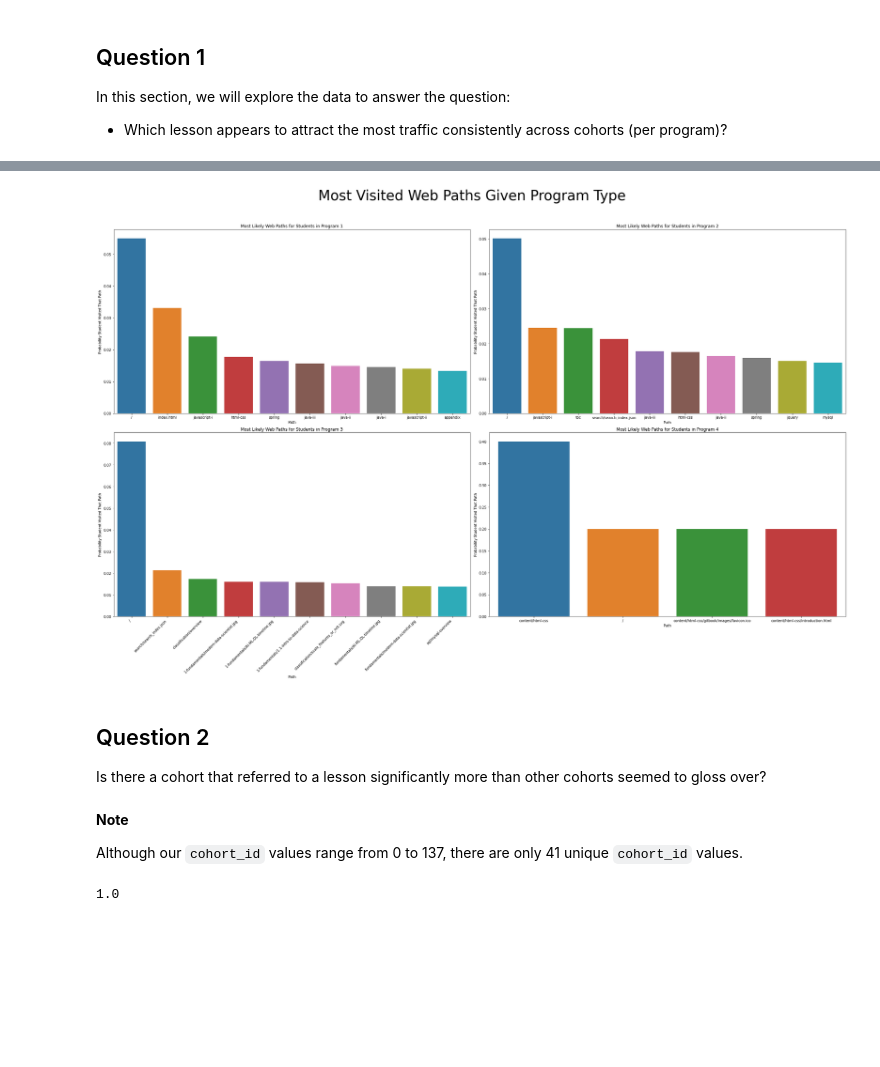
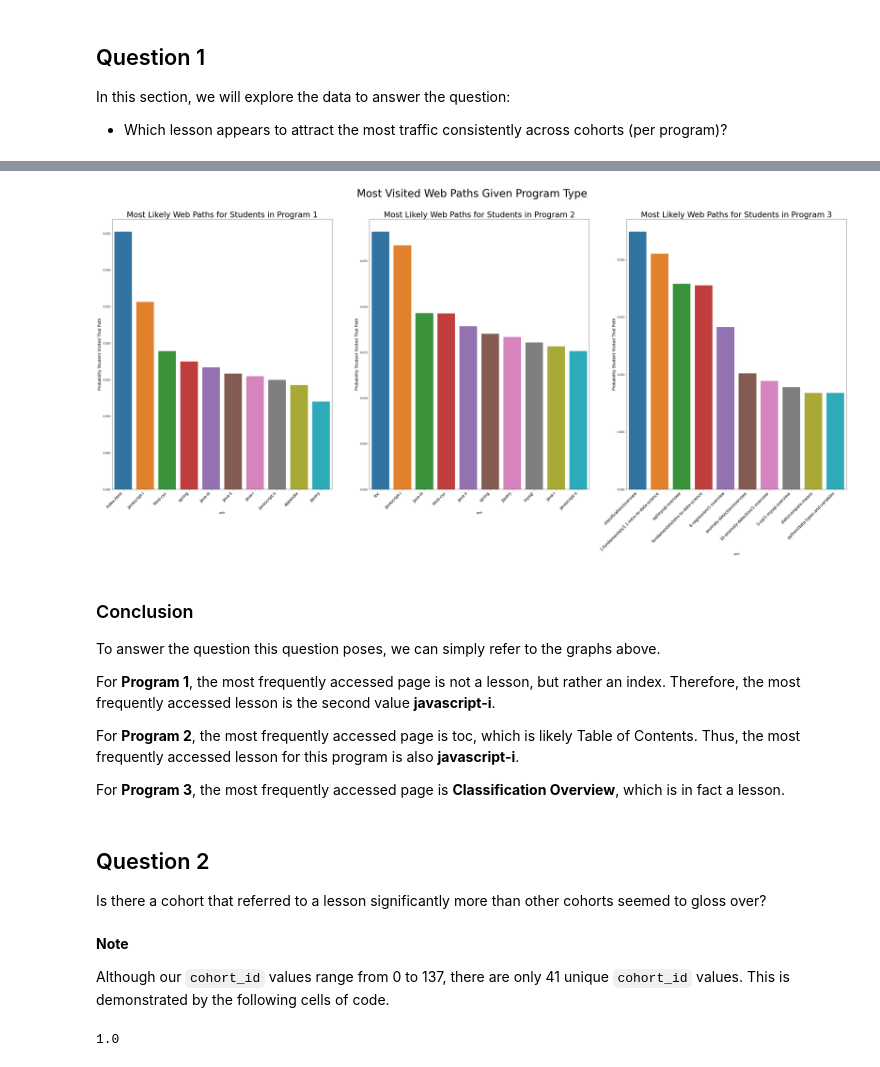
Before and after one commit to malachi-hale/anomaly-detection-project, a Jupyter notebook: Main_Notebook.ipynb, the cells around one changed output, grey strips where cells are left out. Cells and saved outputs as stored; diff of their text form; code cells hidden in the pictures; blank space fills up the shorter version.

```diff
--- a/Main_Notebook.ipynb
+++ b/Main_Notebook.ipynb
@@ -162,0 +253,2 @@ df.head()
+# %%
+df = df[df.program_id != 4]
@@ -303,25 +671,43 @@ program_4.head(20)
 # %%
-fig, axs = plt.subplots(ncols=2, nrows = 2, figsize = (30, 20))
+fig, (ax1, ax2, ax3) = plt.subplots(1, 3, figsize = (40, 20))
 fig.suptitle('Most Visited Web Paths Given Program Type', fontsize = 40)
+
 #Program 1
-sns.barplot(x='path', y='proba_status_program', data=program_1.head(10), ax=axs[0, 0]).set(title = "Most Likely Web Paths for Students in Program 1", xlabel = "Path", ylabel = "Probability Student Visited That Path")
+program_1_plot = sns.barplot(x='path', y='proba_status_program', data=program_1.head(10), ax=ax1)
+program_1_plot.set_title("Most Likely Web Paths for Students in Program 1", fontsize = 30)
+program_1_plot.set_ylabel("Probability Student Visited That Path", fontsize = 15)
+rticks = plt.setp(program_1_plot.get_xticklabels(), rotation = 45, horizontalalignment='right', fontsize = 15)
+
+
 
 #Program 2
-sns.barplot(x='path', y='proba_status_program', data=program_2.head(10), ax=axs[0, 1]).set(title = "Most Likely Web Paths for Students in Program 2", xlabel = "Path", ylabel = "Probability Student Visited That Path")
+program_2_plot = sns.barplot(x='path', y='proba_status_program', data=program_2.head(10), ax=ax2)
+program_2_plot.set_title("Most Likely Web Paths for Students in Program 2", fontsize = 30)
+program_2_plot.set_ylabel("Probability Student Visited That Path", fontsize = 15)
+rticks = plt.setp(program_2_plot.get_xticklabels(), rotation = 45, horizontalalignment='right', fontsize = 15)
+
+
 
 #Program 3
-program_3_graph = sns.barplot(x='path', y='proba_status_program', data=program_3.head(10), ax=axs[1, 0])
-ticks = plt.setp(program_3_graph.get_xticklabels(), rotation = 45, horizontalalignment='right')
-program_3_graph.set(title = "Most Likely Web Paths for Students in Program 3", xlabel = "Path", ylabel = "Probability Student Visited That Path")
-
-
-#Program 4
-sns.barplot(x='path', y='proba_status_program', data=program_4, ax=axs[1, 1]).set(title = "Most Likely Web Paths for Students in Program 4", xlabel = "Path", ylabel = "Probability Student Visited That Path")
+program_3_graph = sns.barplot(x='path', y='proba_status_program', data=program_3.head(10), ax=ax3)
+ticks = plt.setp(program_3_graph.get_xticklabels(), rotation = 45, horizontalalignment='right', fontsize = 15)
+program_3_graph.set_title( "Most Likely Web Paths for Students in Program 3", fontsize = 30)
+program_3_graph.set_ylabel ("Probability Student Visited That Path", fontsize = 15)
 
 fig.tight_layout()
 fig.subplots_adjust(top=0.9)
 # %% [output]
-[figure, old version]
+[figure, new version]
+# %% [markdown]
+### Conclusion
+
+To answer the question this question poses, we can simply refer to the graphs above.
+
+For **Program 1**, the most frequently accessed page is not a lesson, but rather an index. Therefore, the most frequently accessed lesson is the second value **javascript-i**.
+
+For **Program 2**, the most frequently accessed page is toc, which is likely Table of Contents. Thus, the most frequently accessed lesson for this program is also **javascript-i**.
+
+For **Program 3**, the most frequently accessed page is **Classification Overview**, which is in fact a lesson.
 # %% [markdown]
 ## Question 2
 
@@ -329,7 +715,7 @@ Is there a cohort that referred to a lesson significantly more than other cohort
 # %% [markdown]
 **Note**
 
-Although our `cohort_id` values range from 0 to 137, there are only 41 unique `cohort_id` values.
+Although our `cohort_id` values range from 0 to 137, there are only 41 unique `cohort_id` values. This is demonstrated by the following cells of code.
 # %%
 df.cohort_id.min()
 # %% [output]
```
Also changed, not shown: parts of 167 cells of this notebook, 1 other file.
